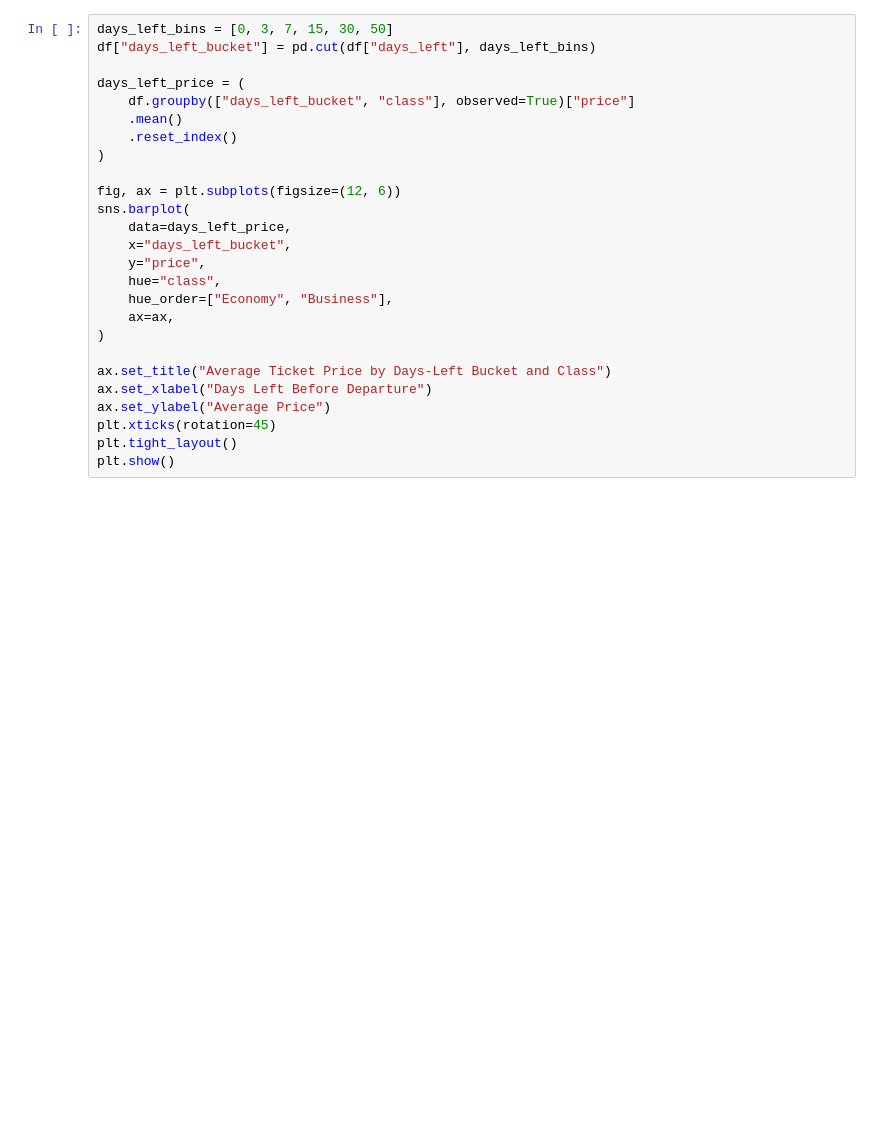
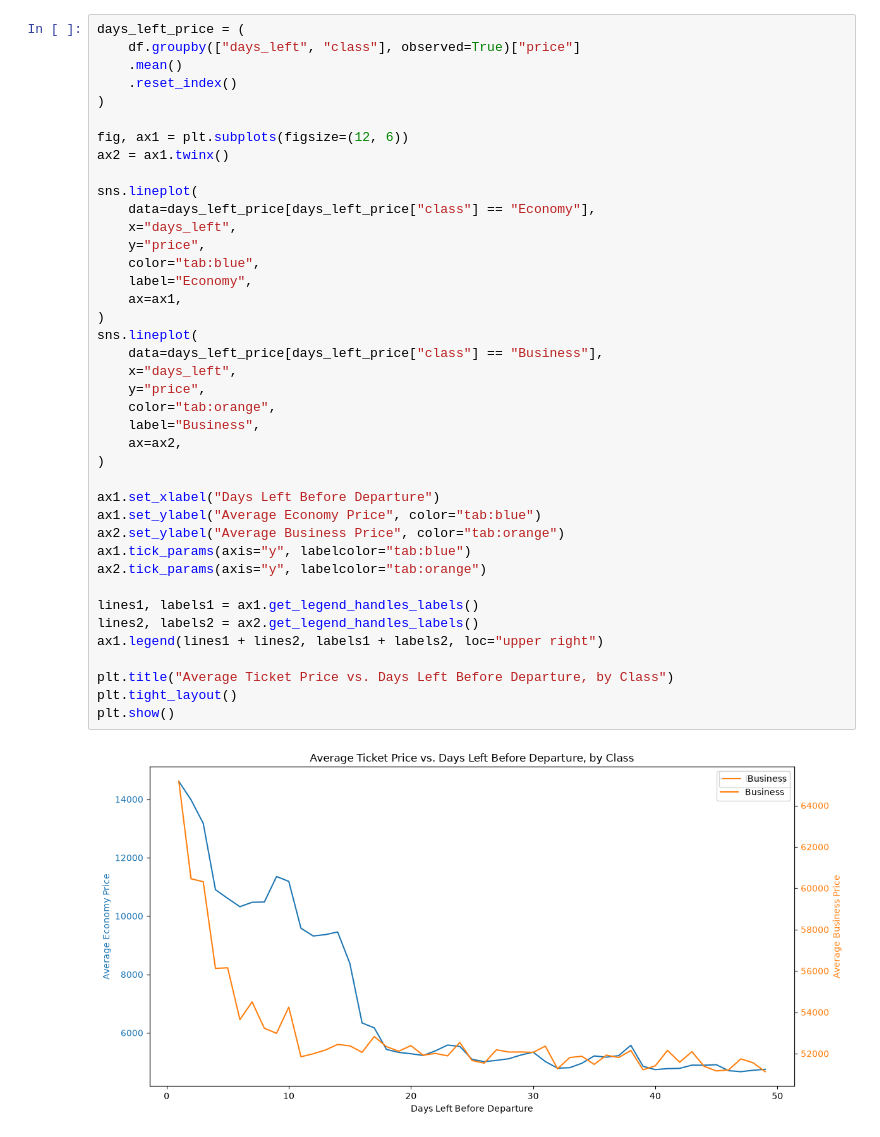
Before and after one commit to bradley-black/Flight-Data-Predictions, a Jupyter notebook: main.ipynb, the cells around one changed output. Cells and saved outputs as stored; diff of their text form; blank space fills up the shorter version.

```diff
--- a/main.ipynb
+++ b/main.ipynb
@@ -121,26 +139,42 @@ plt.show()
-# %%
-days_left_bins = [0, 3, 7, 15, 30, 50]
-df["days_left_bucket"] = pd.cut(df["days_left"], days_left_bins)
-
-days_left_price = (
-    df.groupby(["days_left_bucket", "class"], observed=True)["price"]
-    .mean()
-    .reset_index()
-)
-
-fig, ax = plt.subplots(figsize=(12, 6))
-sns.barplot(
-    data=days_left_price,
-    x="days_left_bucket",
-    y="price",
-    hue="class",
-    hue_order=["Economy", "Business"],
-    ax=ax,
-)
-
-ax.set_title("Average Ticket Price by Days-Left Bucket and Class")
-ax.set_xlabel("Days Left Before Departure")
-ax.set_ylabel("Average Price")
-plt.xticks(rotation=45)
-plt.tight_layout()
-plt.show()
+# %%
+days_left_price = (
+    df.groupby(["days_left", "class"], observed=True)["price"]
+    .mean()
+    .reset_index()
+)
+
+fig, ax1 = plt.subplots(figsize=(12, 6))
+ax2 = ax1.twinx()
+
+sns.lineplot(
+    data=days_left_price[days_left_price["class"] == "Economy"],
+    x="days_left",
+    y="price",
+    color="tab:blue",
+    label="Economy",
+    ax=ax1,
+)
+sns.lineplot(
+    data=days_left_price[days_left_price["class"] == "Business"],
+    x="days_left",
+    y="price",
+    color="tab:orange",
+    label="Business",
+    ax=ax2,
+)
+
+ax1.set_xlabel("Days Left Before Departure")
+ax1.set_ylabel("Average Economy Price", color="tab:blue")
+ax2.set_ylabel("Average Business Price", color="tab:orange")
+ax1.tick_params(axis="y", labelcolor="tab:blue")
+ax2.tick_params(axis="y", labelcolor="tab:orange")
+
+lines1, labels1 = ax1.get_legend_handles_labels()
+lines2, labels2 = ax2.get_legend_handles_labels()
+ax1.legend(lines1 + lines2, labels1 + labels2, loc="upper right")
+
+plt.title("Average Ticket Price vs. Days Left Before Departure, by Class")
+plt.tight_layout()
+plt.show()
+# %% [output]
+[figure, added]
```
Also changed, not shown: parts of 8 cells of this notebook.
